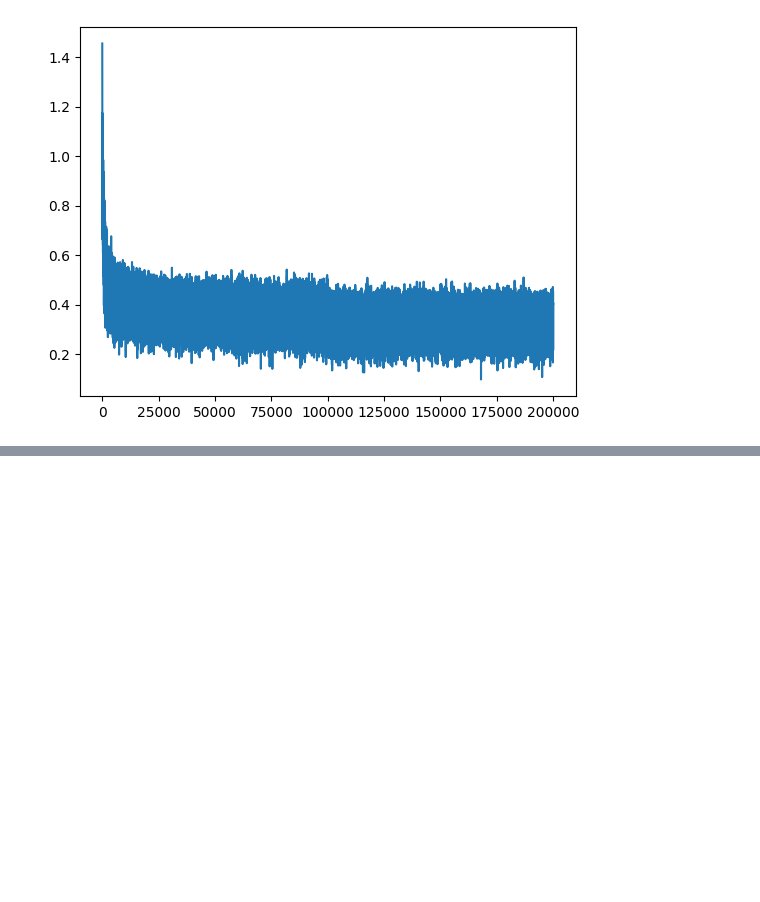
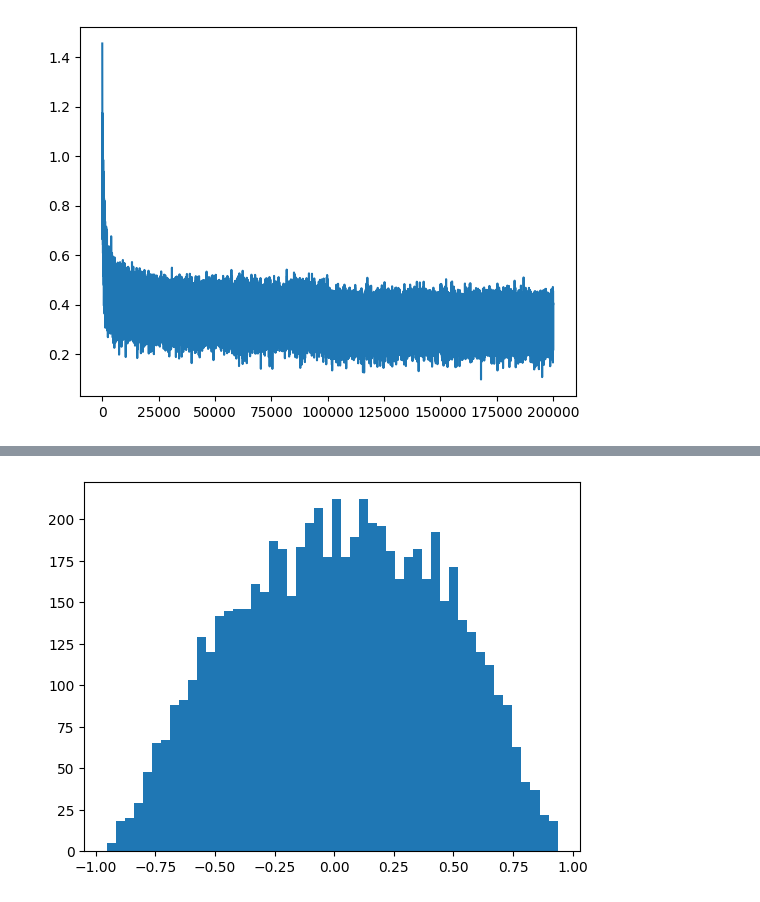
Before and after one commit to Usman-Bajwa1/Make-More, a Jupyter notebook: make-more-3.ipynb, the cells around one changed output, grey strips where cells are left out. Saved outputs shown, nothing was run; the diff lists cells and outputs as text; code cells hidden in the pictures; blank space fills up the shorter version.

```diff
--- a/make-more-3.ipynb
+++ b/make-more-3.ipynb
@@ -140,0 +209,4 @@ plt.plot(lossi)
+# %%
+plt.hist(h.view(-1).tolist(), 50);
+# %% [output]
+[figure, added]
```
Also changed, not shown: parts of 6 cells of this notebook.
